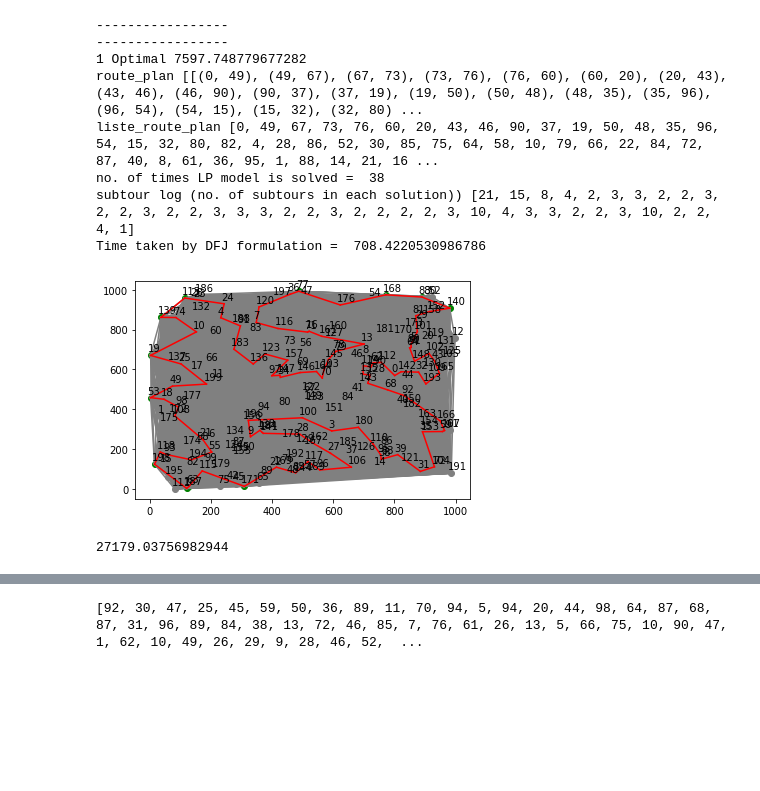
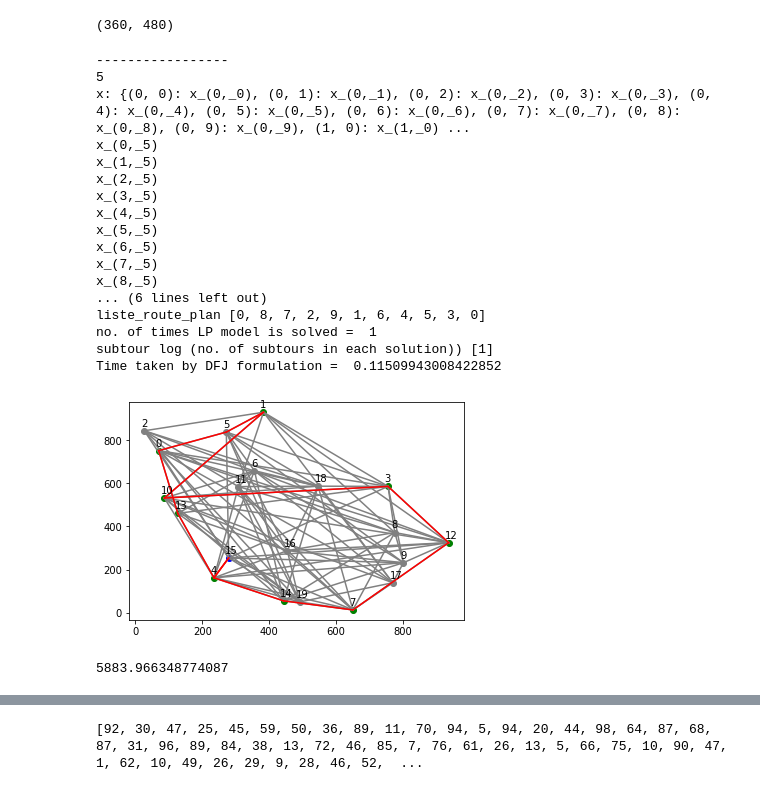
Before and after one commit to Adrien-Nicolas/Algo_avance, a Jupyter notebook: code/adrien.ipynb, the cells around one changed output, grey strips where cells are left out. Drawn from its saved outputs; the diff is of its cells as text; code cells hidden in the pictures; blank space fills up the shorter version.

```diff
--- a/code/adrien.ipynb
+++ b/code/adrien.ipynb
@@ -135,7 +135,7 @@ def generate_random_path(nb_vertex, start_vertex):
   return path
 # %%
 import pickle
-with open("data_medium.pickle", "rb") as file:
+with open("data_extra_small.pickle", "rb") as file:
   data = pickle.load(file)
 
 
@@ -149,9 +149,11 @@ interval_vertex = data["interval_vertex"]
 interval_vertex_index = data["interval_vertex_index"]
 interval = data["interval"]
 all_vertex = data["all_vertex"]
-
+print(interval)
 
 path = generate_random_path(len(vertices_list), start_vertex_index)
+# %% [output]
+(360, 480)
 # %%
 # generate the neighbours of a path
 
@@ -184,7 +186,7 @@ def get_plan(r0):
     return(route)
 
 
-def Simplex(complete_graph):
+def Simplex(complete_graph,interval,vertex):
 
     no_of_locs = len(complete_graph)
 
@@ -197,6 +199,7 @@ def Simplex(complete_graph):
     x=pulp.LpVariable.dicts("x",((i,j) for i in range(no_of_locs) \
                                     for j in range(no_of_locs)),\
                             cat='Binary')
+    print("x:",x)
     #set objective
     model+=pulp.lpSum(dis_mat[i][j]* x[i,j] for i in range(no_of_locs) \
                         for j in range(no_of_locs))
@@ -206,6 +209,11 @@ def Simplex(complete_graph):
         model+=pulp.lpSum(x[i,j] for j in range(no_of_locs))==1
         model += pulp.lpSum(x[j, i] for j in range(no_of_locs)) == 1
 
+        print(x[i,vertex])
+        model+=pulp.lpSum(x[j,vertex] for j in range(no_of_locs)) >= interval[0]
+        model+=pulp.lpSum(x[j,vertex] for j in range(no_of_locs)) <= interval[1]
+
+
 
     status=model.solve()
 
@@ -214,57 +222,74 @@ def Simplex(complete_graph):
     route=[(i,j) for i in range(no_of_locs) \
             for j in range(no_of_locs) if pulp.value(x[i,j])==1]
     route_plan=get_plan(route)
+
     subtour=[]
 
+
     while len(route_plan)!=1:
-        for i in range(len(route_plan)):
-            model+=pulp.lpSum(x[route_plan[i][j][0],route_plan[i][j][1]]\
-                                for j in range(len(route_plan[i])))<=\
-                                len(route_plan[i])-1
+
+            for i in range(len(route_plan)):
+                model+=pulp.lpSum(x[route_plan[i][j][0],route_plan[i][j][1]]\
+                                    for j in range(len(route_plan[i])))<=\
+                                    len(route_plan[i])-1
 
 
-        status=model.solve()
-        route = [(i, j) for i in range(no_of_locs) \
-                    for j in range(no_of_locs) if pulp.value(x[i, j]) == 1]
-        route_plan = get_plan(route)
+            status=model.solve()
+            route = [(i, j) for i in range(no_of_locs) \
+                        for j in range(no_of_locs) if pulp.value(x[i, j]) == 1]
 
-        subtour.append(len(route_plan))
+            route_plan = get_plan(route)
+
+            subtour.append(len(route_plan))
+
 
     print("-----------------")
+    print(interval)
     print(status,pulp.LpStatus[status],pulp.value(model.objective))
+
     print("route_plan",route_plan)
 
     out = [item for t in route_plan[0] for item in t]
     liste_out = list(dict.fromkeys(out))
     liste_out.insert(len(liste_out), liste_out[0])
     print("liste_route_plan",liste_out)
-
-
 
     print("no. of times LP model is solved = ",len(subtour))
     print("subtour log (no. of subtours in each solution))",subtour)
     print("Time taken by DFJ formulation = ", time.time()-start_t_1)
 
     return liste_out,pulp.value(model.objective)
 
 print("-----------------")
-liste_out,distance_obj = Simplex(complete_graph)
+print(interval_vertex_index)
+
+liste_out,distance_obj = Simplex(complete_graph,(0, 90000),interval_vertex_index)
+
 """while is_path_in_interval(liste_out, complete_graph, interval, interval_vertex_index) != True:
         print("path is not in interval")
-        liste_out,distance_obj = Simplex(complete_graph)"""
+        liste_out,distance_obj = Simplex(complete_graph,(0, 90000),interval_vertex_index)"""
 
 complete_path = get_complete_path(liste_out, all_paths)
 plot_graph(complete_path, graph, all_vertex, vertices_list, start_vertex)
 # %% [output]
 -----------------
------------------
-1 Optimal 7597.748779677282
-route_plan [[(0, 49), (49, 67), (67, 73), (73, 76), (76, 60), (60, 20), (20, 43), (43, 46), (46, 90), (90, 37), (37, 19), (19, 50), (50, 48), (48, 35), (35, 96), (96, 54), (54, 15), (15, 32), (32, 80) ...
-liste_route_plan [0, 49, 67, 73, 76, 60, 20, 43, 46, 90, 37, 19, 50, 48, 35, 96, 54, 15, 32, 80, 82, 4, 28, 86, 52, 30, 85, 75, 64, 58, 10, 79, 66, 22, 84, 72, 87, 40, 8, 61, 36, 95, 1, 88, 14, 21, 16 ...
-no. of times LP model is solved =  38
-subtour log (no. of subtours in each solution)) [21, 15, 8, 4, 2, 3, 3, 2, 2, 3, 2, 2, 3, 2, 2, 3, 3, 3, 2, 2, 3, 2, 2, 2, 2, 3, 10, 4, 3, 3, 2, 2, 3, 10, 2, 2, 4, 1]
-Time taken by DFJ formulation =  708.4220530986786
+5
+x: {(0, 0): x_(0,_0), (0, 1): x_(0,_1), (0, 2): x_(0,_2), (0, 3): x_(0,_3), (0, 4): x_(0,_4), (0, 5): x_(0,_5), (0, 6): x_(0,_6), (0, 7): x_(0,_7), (0, 8): x_(0,_8), (0, 9): x_(0,_9), (1, 0): x_(1,_0) ...
+x_(0,_5)
+x_(1,_5)
+x_(2,_5)
+x_(3,_5)
+x_(4,_5)
+x_(5,_5)
+x_(6,_5)
+x_(7,_5)
+x_(8,_5)
+... (6 lines left out)
+liste_route_plan [0, 8, 7, 2, 9, 1, 6, 4, 5, 3, 0]
+no. of times LP model is solved =  1
+subtour log (no. of subtours in each solution)) [1]
+Time taken by DFJ formulation =  0.11509943008422852
-[figure, old version]
+[figure, new version]
 # %%
 nb_iterations=10000 #Dans la boucle while de la boucle principale
 T0 = 30000 #Température de départ
@@ -288,7 +313,7 @@ def distance_tot(matrice,path_matrix):
 
 print(distance_tot(complete_graph,path))
 # %% [output]
-27179.03756982944
+5883.966348774087
 # %%
 
 bornes = []
```
Also changed, not shown: parts of 1 cell of this notebook, 11 other files.
